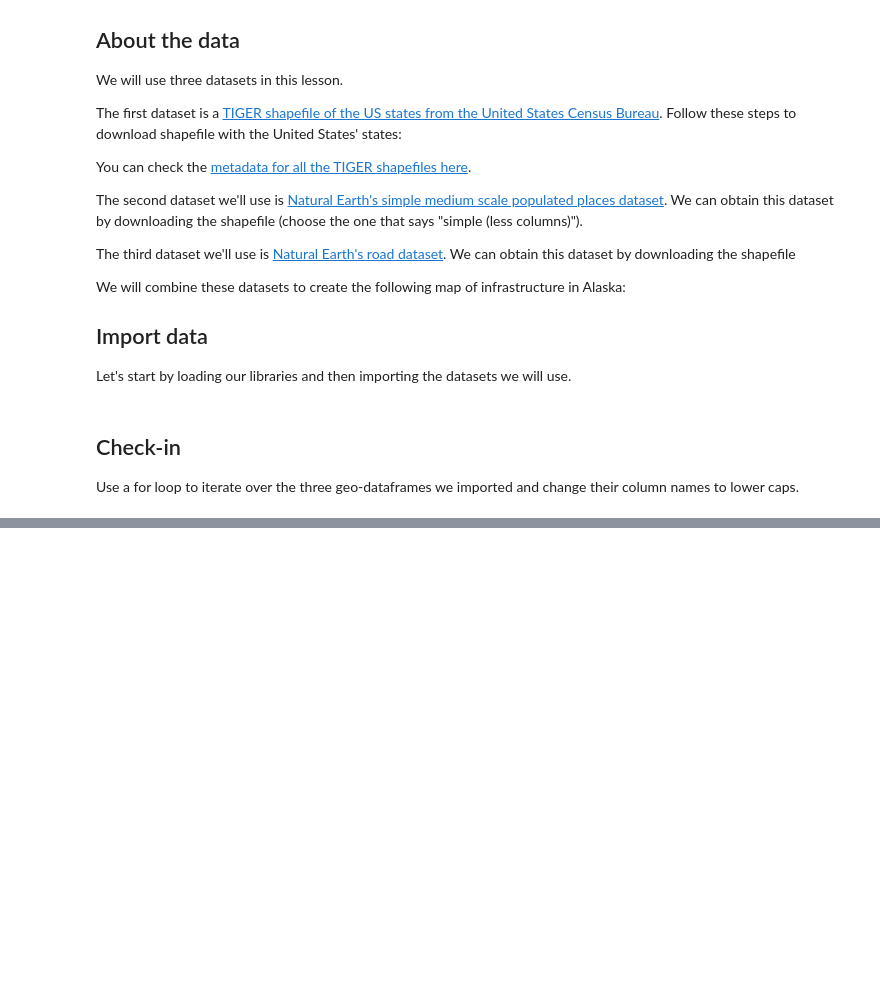
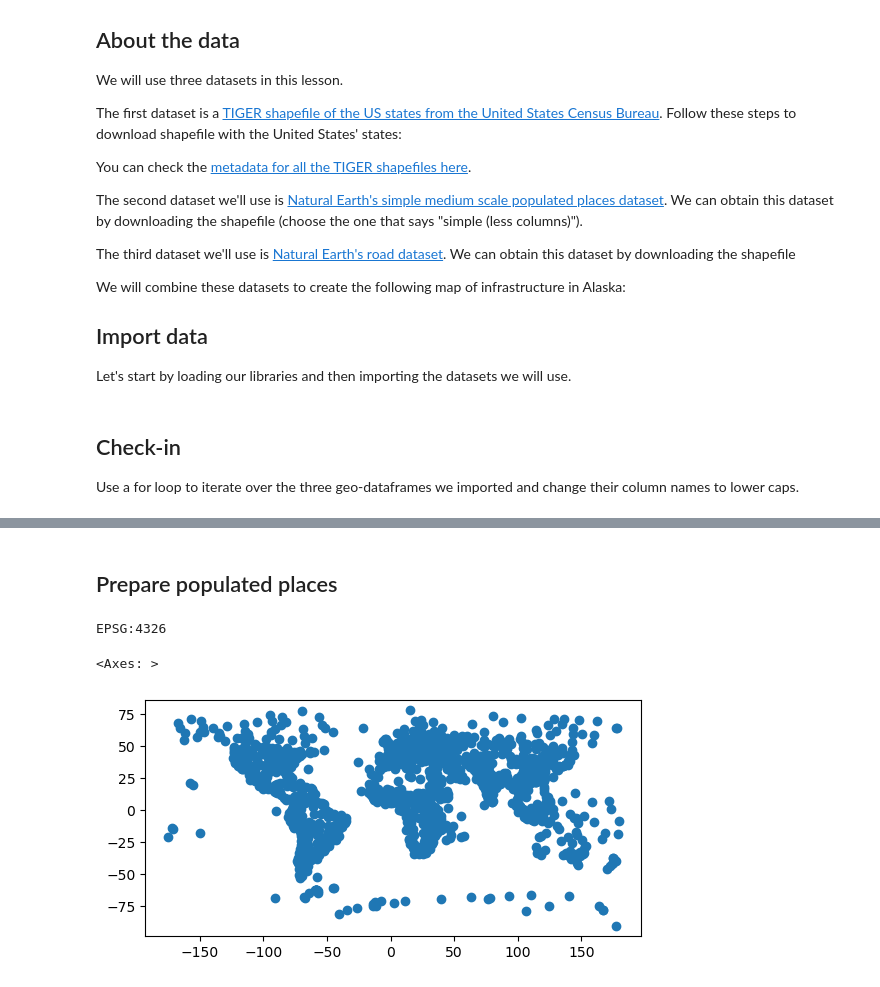
Before and after one commit to zachyyy700/eds220-2025-in-class, a Jupyter notebook: week7-clipping.ipynb, the cells around one changed output, grey strips where cells are left out. Saved outputs shown, nothing was run; the diff lists cells and outputs as text; code cells hidden in the pictures; blank space fills up the shorter version.

```diff
--- a/week7-clipping.ipynb
+++ b/week7-clipping.ipynb
@@ -57,0 +101,12 @@ for df in [states, places, roads]:
+# %% [markdown]
+## Prepare populated places
+# %%
+# Print CRS
+print(places.crs)
+
+# Initial plot
+places.plot()
+# %% [output]
+EPSG:4326
+<Axes: >
+[figure, added]
```
Also changed, not shown: parts of 15 cells of this notebook.
